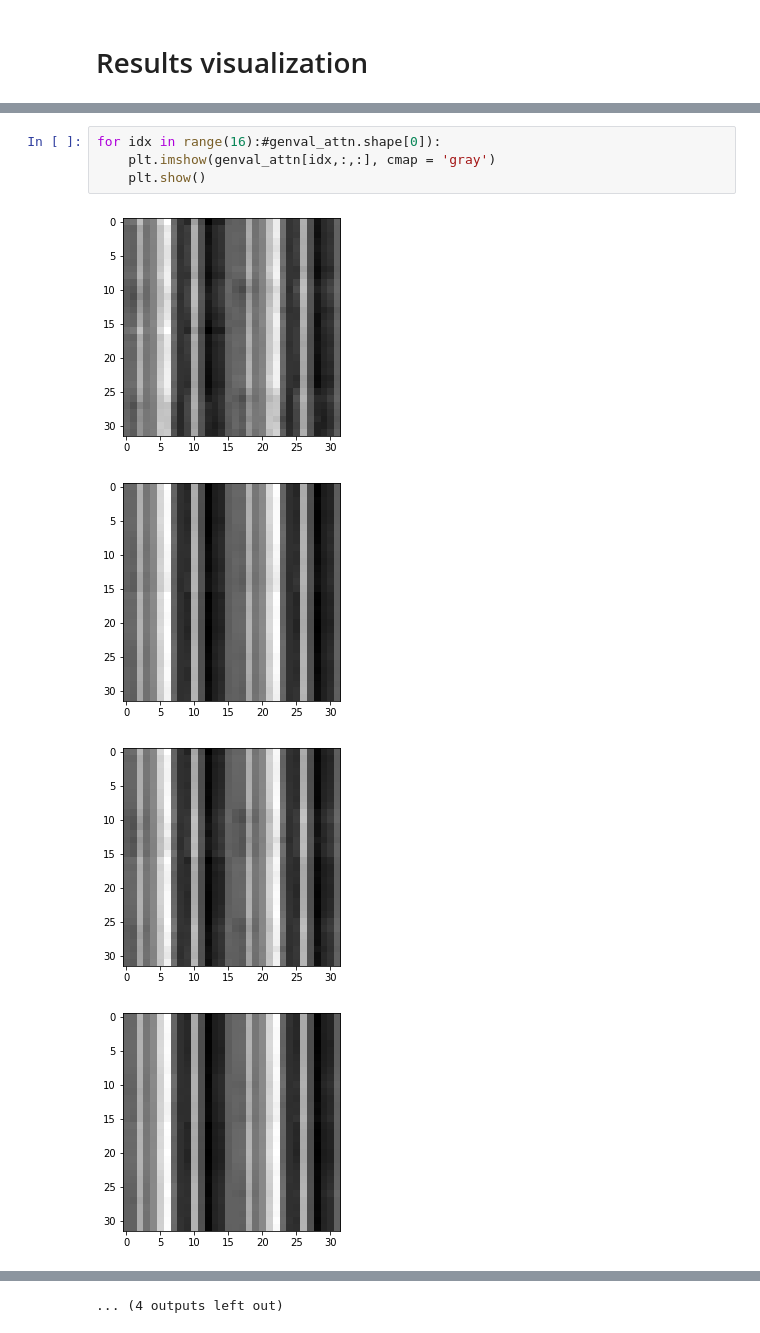
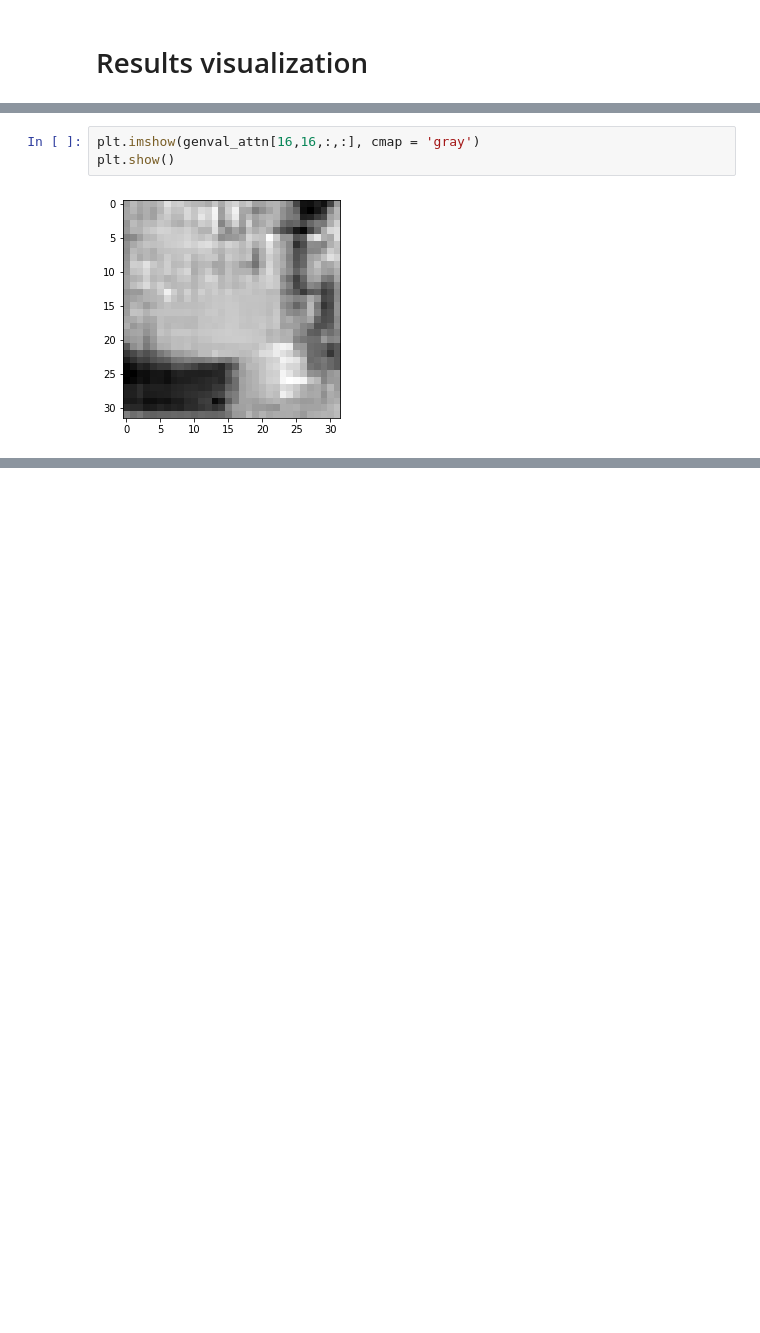
Before and after one commit to APirchner/psychicgan, a Jupyter notebook: basic_training.ipynb, the cells around one changed output, grey strips where cells are left out. Cells and saved outputs as stored; diff of their text form; blank space fills up the shorter version.

Commit message:
Changed attn return for visualization.

```diff
--- a/basic_training.ipynb
+++ b/basic_training.ipynb
@@ -244,9 +225,5 @@ print(encval_attn[0,:,:])
 # %%
-for idx in range(16):#genval_attn.shape[0]):
-    plt.imshow(genval_attn[idx,:,:], cmap = 'gray')
-    plt.show()
+plt.imshow(genval_attn[16,16,:,:], cmap = 'gray')
+plt.show()
 # %% [output]
-[figure, old version]
+[figure, new version]
-[figure, removed]
-[figure, removed]
-[figure, removed]
@@ -261 +229,0 @@ for idx in range(16):#genval_attn.shape[0]):
-... (4 outputs left out)
```
Also changed, not shown: parts of 7 cells of this notebook, 1 other file.
